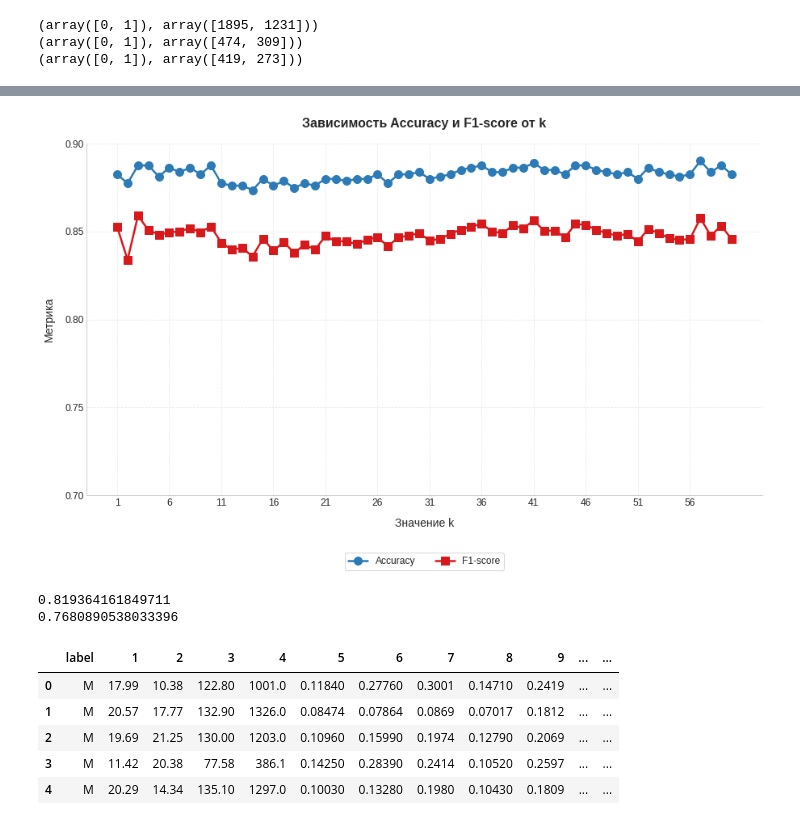
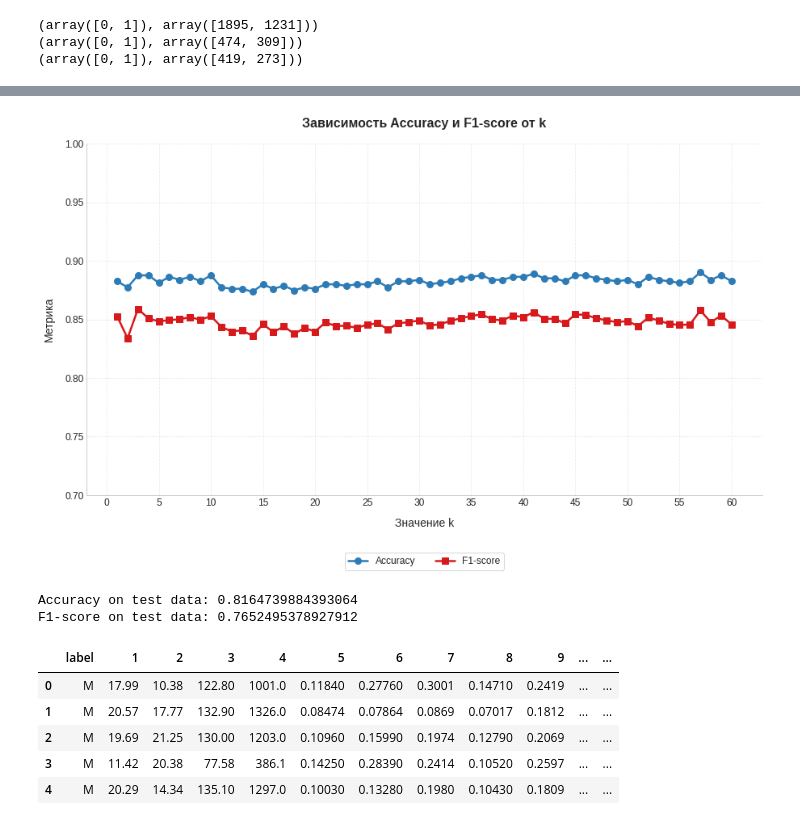
Before and after one commit to ArtemKushnir/spbu_ml_sem4, a Jupyter notebook: notebooks/training.ipynb, the cells around one changed output, grey strips where cells are left out. Cells and saved outputs as stored; diff of their text form; code cells hidden in the pictures.

```diff
--- a/notebooks/training.ipynb
+++ b/notebooks/training.ipynb
@@ -40,0 +35,4 @@ X_test_scaled = scaler.transform(X_test)
+# %%
+standard_scaler = StandardScaler()
+min_max_scaler = MinMaxScaler()
+max_abs_scaler = MaxAbsScaler()
@@ -42,39 +52,42 @@ X_test_scaled = scaler.transform(X_test)
 def get_metrics_for_k(min_k, max_k, leaf_size, X_train, y_train, X_test, y_test):
     accuracy = []
     f1_score = []
+    knn = KNNClassifier(1, leaf_size)
+    knn.fit(X_train, y_train)
     for k in range(min_k, max_k + 1):
-        knn = KNNClassifier(k, leaf_size)
-        knn.fit(X_train, y_train)
+        knn.k = k
         y_pred = knn.predict(X_test)
         metric_calculator = MetricCalculator(y_pred, y_test)
         accuracy.append(metric_calculator.calculate_accuracy())
         f1_score.append(metric_calculator.calculate_f1_score())
-    print(f"Best accuracy: {max(accuracy)} for k = {accuracy.index(max(accuracy) + 1)}")
-    print(f"Best f1-score: {max(f1_score)} for k = {f1_score.index(max(f1_score)) + 1}")
     return accuracy, f1_score
 # %%
 def draw_dependence_metrics_on_k(accuracy, f1_score, file_name):
     k_values = np.arange(1, len(accuracy) + 1)
     plt.figure(figsize=(15, 8))
 
-    plt.style.use("seaborn-whitegrid")
-    plt.rcParams["font.size"] = 12
+    plt.style.use('seaborn-whitegrid')
+    plt.rcParams['font.size'] = 12
 
     ax = plt.gca()
-    line1 = ax.plot(k_values, accuracy, marker="o", markersize=8, linewidth=2.5, color="#2c7bb6", label="Accuracy")
-    line2 = ax.plot(k_values, f1_score, marker="s", markersize=8, linewidth=2.5, color="#d7191c", label="F1-score")
+    line1 = ax.plot(k_values, accuracy, marker='o', markersize=8,
+               linewidth=2.5, color='#2c7bb6', label='Accuracy')
+    line2 = ax.plot(k_values, f1_score, marker='s', markersize=8,
+               linewidth=2.5, color='#d7191c', label='F1-score')
 
-    plt.xticks(np.arange(1, len(accuracy) + 1, 5), fontsize=12)
+    plt.xticks(np.arange(0, len(accuracy) + 1, 5), fontsize=12)
     plt.yticks(np.arange(0.7, 1, 0.05), fontsize=12)
-    plt.xlabel("Значение k", fontsize=14, labelpad=12)
-    plt.ylabel("Метрика", fontsize=14, labelpad=12)
-    plt.title("Зависимость Accuracy и F1-score от k", fontsize=16, pad=20, fontweight="bold")
+    plt.xlabel('Значение k', fontsize=14, labelpad=12)
+    plt.ylabel('Метрика', fontsize=14, labelpad=12)
+    plt.title('Зависимость Accuracy и F1-score от k',
+            fontsize=16, pad=20, fontweight='bold')
 
-    plt.legend(loc="upper center", bbox_to_anchor=(0.5, -0.15), ncol=2, frameon=True, fontsize=12)
-    plt.grid(True, alpha=0.4, linestyle="--")
+    plt.legend(loc='upper center', bbox_to_anchor=(0.5, -0.15),
+            ncol=2, frameon=True, fontsize=12)
+    plt.grid(True, alpha=0.4, linestyle='--')
 
-    ax.spines[["top", "right"]].set_visible(False)
+    ax.spines[['top', 'right']].set_visible(False)
 
-    plt.savefig(file_name, dpi=300, bbox_inches="tight")
+    plt.savefig(file_name, dpi=300, bbox_inches='tight')
 
     plt.show()
@@ -85,0 +94,4 @@ Best f1-score: 0.8589743589743589 for k = 2
+# %%
+spam_standard_accuracy, spam_standard_f1_score = get_metrics_for_k(1, 60, 60, X_train_standard_scaled, y_train, X_val_standard_scaled, y_val)
+spam_min_max_accuracy, spam_min_max_f1_score = get_metrics_for_k(1, 60, 60, X_train_min_max_scaled, y_train, X_val_min_max_scaled, y_val)
+spam_max_abs_accuracy, spam_max_abs_f1_score = get_metrics_for_k(1, 60, 60, X_train_max_abs_scaled, y_train, X_val_max_abs_scaled, y_val)
@@ -86,17 +139,17 @@ Best f1-score: 0.8589743589743589 for k = 2
 # %%
-draw_dependence_metrics_on_k(spam_accuracy, spam_f1_score, "spam_result")
+draw_dependence_metrics_on_k(spam_standard_accuracy, spam_standard_f1_score, "spam_result")
 # %% [output]
-[figure, old version]
+[figure, new version]
 # %%
-knn = KNNClassifier(56, 30)
-knn.fit(X_train_scaled, y_train)
-y_pred = knn.predict(X_test_scaled)
+knn = KNNClassifier(57, 30)
+knn.fit(X_train_standard_scaled, y_train)
+y_pred = knn.predict(X_test_standard_scaled)
 calculator = MetricCalculator(y_pred, y_test)
-print(calculator.calculate_accuracy())
-print(calculator.calculate_f1_score())
+print(f"Accuracy on test data: {calculator.calculate_accuracy()}")
+print(f"F1-score on test data: {calculator.calculate_f1_score()}")
 # %% [output]
-0.819364161849711
-0.7680890538033396
+Accuracy on test data: 0.8164739884393064
+F1-score on test data: 0.7652495378927912
 # %%
 cancer_df = pd.read_csv("cancer.csv")
 cancer_df.head()
```
Also changed, not shown: parts of 15 cells of this notebook.
